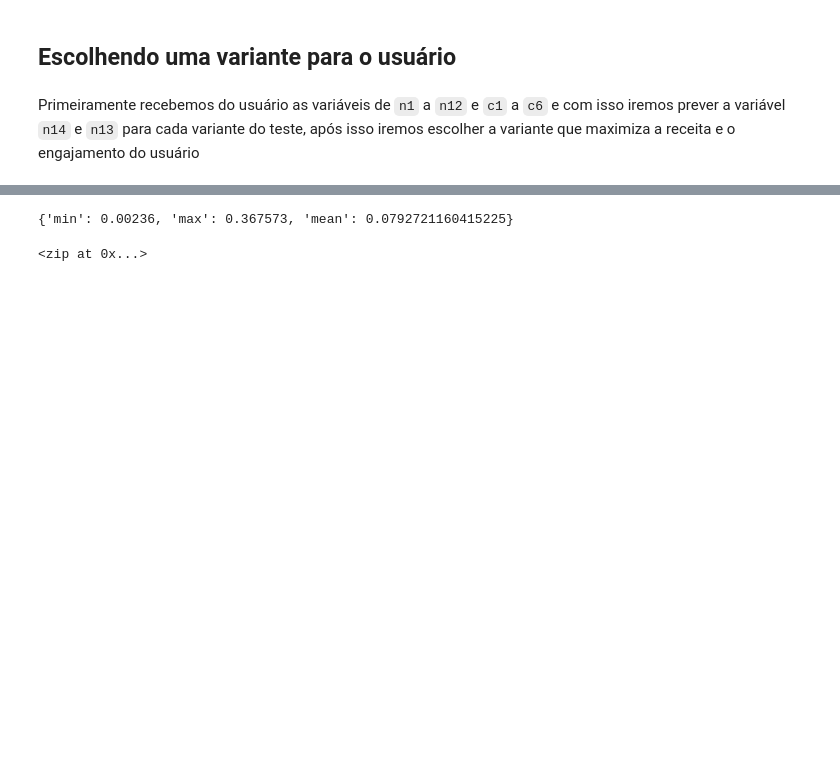
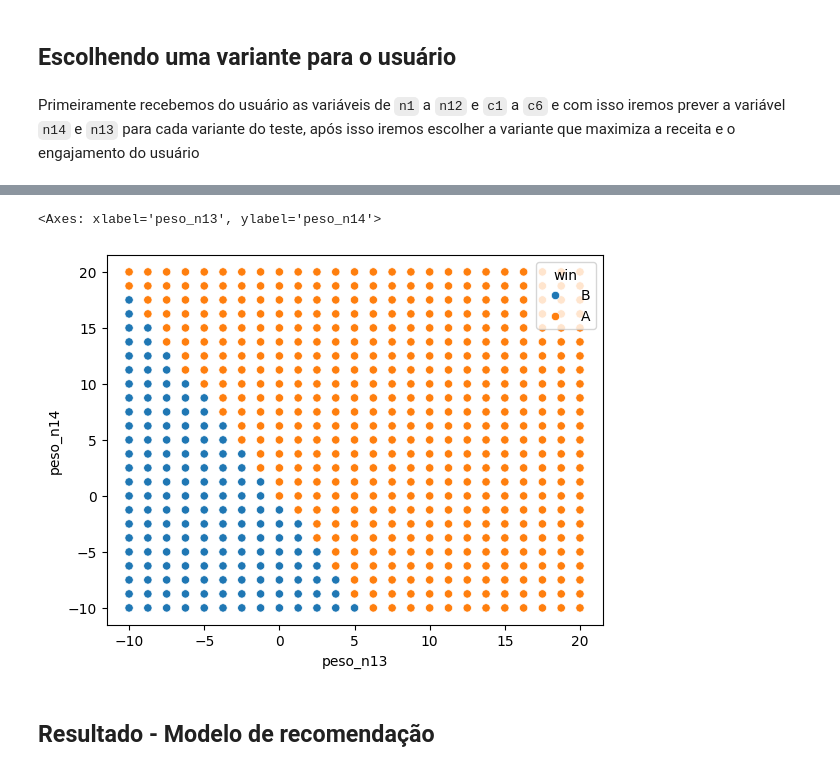
Before and after one commit to oihugu/Case-Hotmart, a Jupyter notebook: main.ipynb, the cells around one changed output, grey strips where cells are left out. Cells and saved outputs as stored; diff of their text form; code cells hidden in the pictures; blank space fills up the shorter version.

```diff
--- a/main.ipynb
+++ b/main.ipynb
@@ -434,3 +482,5 @@ df_prep = df_prep[(df_prep['n14'] > q_min_n14) & (df_prep['n14'] < q_max_n14)]
+# %%
+df['n13'] = df['n13'] - df['n1']
 # %%
 #One Hot Encoding
 enc = OneHotEncoder(sparse_output=False, handle_unknown='ignore')
@@ -563,7 +616,7 @@ Melhor modelo escolhido como Sklearn
 ## Escolhendo uma variante para o usuário
 # %%
 ## Simulando um request
-possible_user_data = df_no_out.copy()
+possible_user_data = df.copy()
 possible_user_data = possible_user_data.drop(['n13', 'n14', 'variant'], axis=1)
 
 user_data_sent = possible_user_data.loc[0,:].values
@@ -592,6 +645,14 @@ def prepare_user_data(user_data_recieved):
     user_data = pd.concat([user_data, user_data_categorical], axis=1)
 
     for col in ['n1', 'n2', 'n3', 'n4', 'n5', 'n6', 'n7', 'n8','n10', 'n11', 'n12']:
+        if col in ['n1', 'n2', 'n5', 'n8', 'n9', 'n10', 'n11']:
+            _df.loc[_df['variant'] == 'B', col] = _df.loc[_df['variant'] == 'B', col] - normalizer[col]['max']
+        elif col == 'n9':
+            continue
+        elif col == 'n6':
+            _df[col] = _df[col].apply(lambda x: 1 if x > 0.5 * 1e9 else 0)
+        elif col == 'n7':
+            _df[col] = _df[col].apply(lambda x: 1 if x > 50 else 0)
         user_data[col] = normalize(col, user_data[col])
 
     user_data.loc[1,:] = user_data.loc[0,:]
@@ -609,7 +670,7 @@ def predict(user_data, pesos):
     user_data = prepare_user_data(user_data)
     result = model.predict(user_data)
 
-    if normalize_result(result[0], pesos).sum() > normalize_result(result[1], pesos).sum():
+    if normalize_result(result[0], pesos).sum() >= normalize_result(result[1], pesos).sum():
         return 'A'
     else:
         return 'B'
@@ -627,8 +677,15 @@ result = model.predict(user_data)
-# %%
-normalizer['n14']
-# %% [output]
-{'min': 0.00236, 'max': 0.367573, 'mean': 0.0792721160415225}
-# %%
-zip(range(1,10), range(1,10))
-# %% [output]
-<zip at 0x...>
+# %%
+wheigts_search_space = 20
+search_data = pd.DataFrame(columns=['peso_n13', 'peso_n14', 'win'])
+
+for a in np.linspace(-10, wheigts_search_space, 25):
+    for b in np.linspace(-10, wheigts_search_space, 25):
+        vc = possible_user_data.head(10).apply(lambda x : predict(x.values, [a,b]), axis=1).value_counts()
+        search_data.loc[len(search_data), :] = [a, b, vc.idxmax()]
+# %%
+sns.scatterplot(x='peso_n13', y='peso_n14', data=search_data, hue='win')
+# %% [output]
+<Axes: xlabel='peso_n13', ylabel='peso_n14'>
+[figure, added]
+# %% [markdown]
+## Resultado - Modelo de recomendação
```
Also changed, not shown: parts of 24 cells of this notebook, 1 other file.
